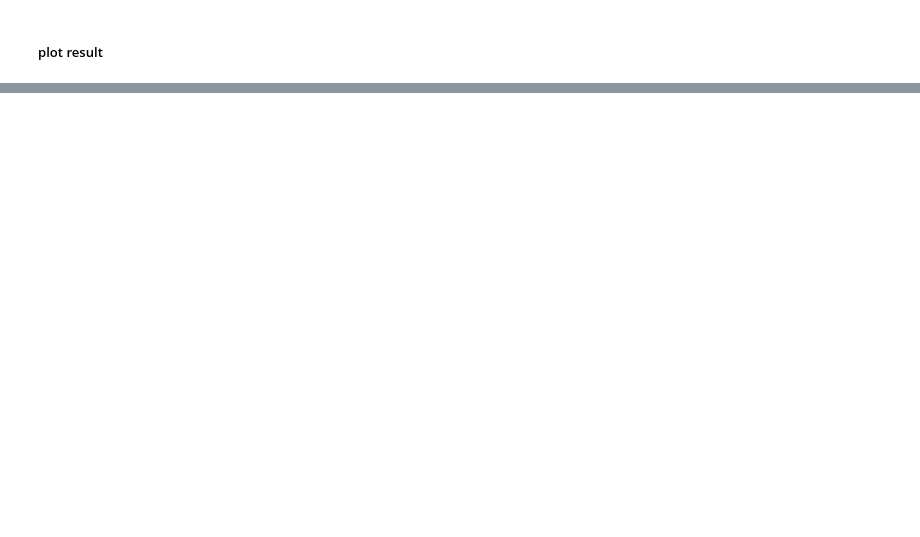
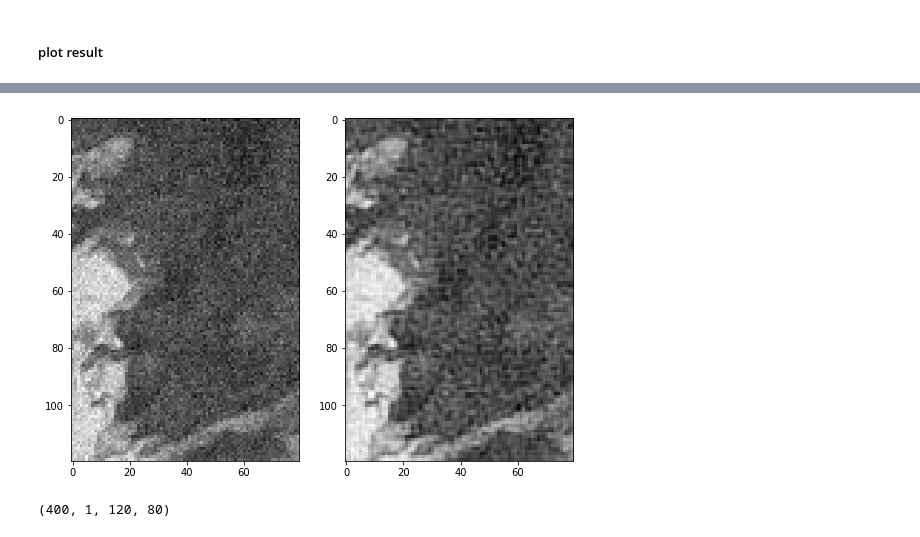
Before and after one commit to jm6534/MachineLearningProjectAssignment, a Jupyter notebook: Assignment08.ipynb, the cells around one changed output, grey strips where cells are left out. Saved outputs shown, nothing was run; the diff lists cells and outputs as text; code cells hidden in the pictures; blank space fills up the shorter version.

Commit message:
develope AutoEncoder architecture, make .npy result

```diff
--- a/Assignment08.ipynb
+++ b/Assignment08.ipynb
@@ -94,7 +142,7 @@ test_set = torch.from_numpy(test_set).unsqueeze(1)
 # %% [markdown]
 ##### load neural network model
 # %%
-model = Autoencoder(channels=1)
+model = Autoencoder()
 # %% [markdown]
 ##### Set the flag for using cuda
 # %%
@@ -134,9 +182,17 @@ def train():
     return {'loss_train_mean': loss_train_mean, 'loss_train_std': loss_train_std}
 # %% [markdown]
 ##### function for testing the model
-# %%
-def test():
-    return model(test_set)
+# %%
+def test():
+    output = []
+    for idx_batch, (data, target) in enumerate(loader_test):
+        if bCuda:
+          data = data.cuda()
+
+        data = Variable(data)
+        output.append(model(data))
+    res = torch.cat(output, dim=0)
+    return res
 # %% [markdown]
 ##### iteration for the epoch
 # %%
@@ -199,27 +254,37 @@ result_test = model(test_set.cuda())
+# %%
+result_test = test()
 # %%
 result_img = result_test.squeeze(1)
 test_noised = test_set.squeeze(1)
 # %%
-max_iter = 10
-itr = 0
+#max_iter = 10
+#itr = 0
 
 fig, ax = plt.subplots(nrows=1, ncols=2, figsize=(9, 7))
 to_img  = transforms.ToPILImage()
 
 
 for i in range(len(result_img)):
     nosied_image = test_noised[i].cpu().detach().numpy()
     image = result_img[i].cpu().detach().numpy()
 
     #nosied_image = to_img(nosied_image)
     #image = to_img(image)
 
     ax[0].imshow(nosied_image, cmap='gray')
     ax[1].imshow(image, cmap='gray')
 
     fig.show()
     #fig.canvas.draw()
 
-    itr += 1
-    if max_iter <= itr:
-        break;
+    #itr += 1
+    #if max_iter <= itr:
+        #break;
+# %% [output]
+[figure, added]
+# %%
+submit_file = result_img.cpu().unsqueeze(1).detach().numpy()
+print(submit_file.shape)
+np.save('김정민20141445.npy', submit_file)
+# %% [output]
+(400, 1, 120, 80)
```
Also changed, not shown: parts of 7 cells of this notebook.
